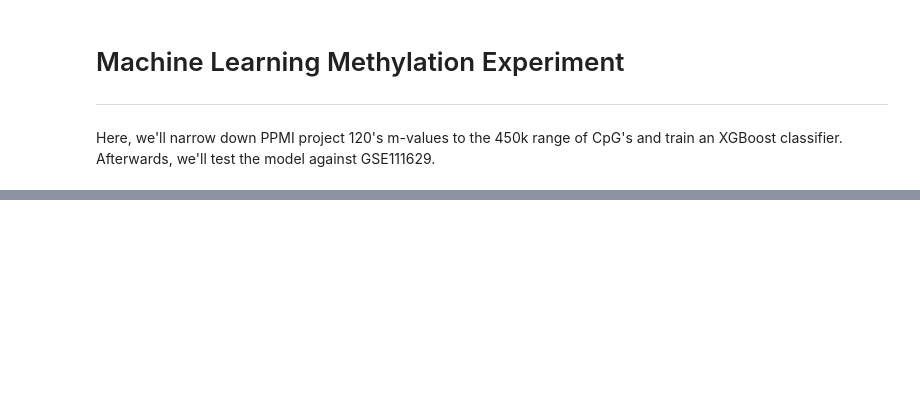
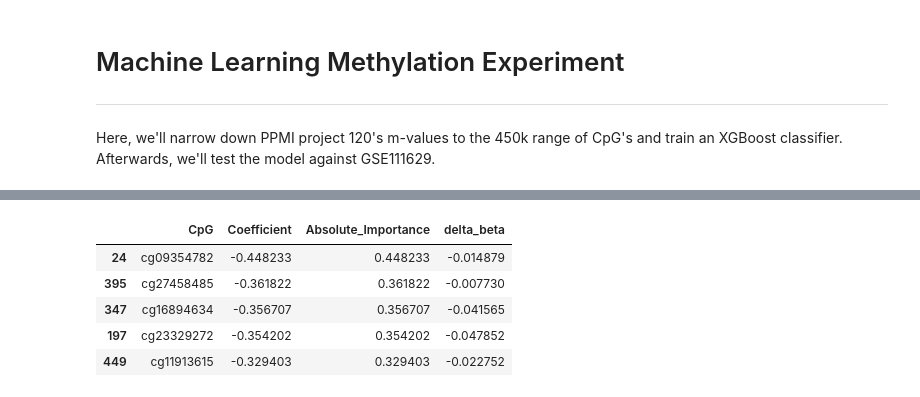
Before and after one commit to perpk/methylation-analysis, a Jupyter notebook: python/ML/methyl-ml_ppmi-vs-gse111629.ipynb, the cells around one changed output, grey strips where cells are left out. Cells and saved outputs as stored; diff of their text form; code cells hidden in the pictures; blank space fills up the shorter version.

```diff
--- a/python/ML/methyl-ml_ppmi-vs-gse111629.ipynb
+++ b/python/ML/methyl-ml_ppmi-vs-gse111629.ipynb
@@ -123,0 +557,9 @@ Name: count, dtype: int64
+# %%
+final_feature_df.head()
+# %% [output]
+|  | CpG | Coefficient | Absolute_Importance | delta_beta |
+| 24 | cg09354782 | -0.448233 | 0.448233 | -0.014879 |
+| 395 | cg27458485 | -0.361822 | 0.361822 | -0.007730 |
+| 347 | cg16894634 | -0.356707 | 0.356707 | -0.041565 |
+| 197 | cg23329272 | -0.354202 | 0.354202 | -0.047852 |
+| 449 | cg11913615 | -0.329403 | 0.329403 | -0.022752 |
```
Also changed, not shown: parts of 25 cells of this notebook, 6 other files.
